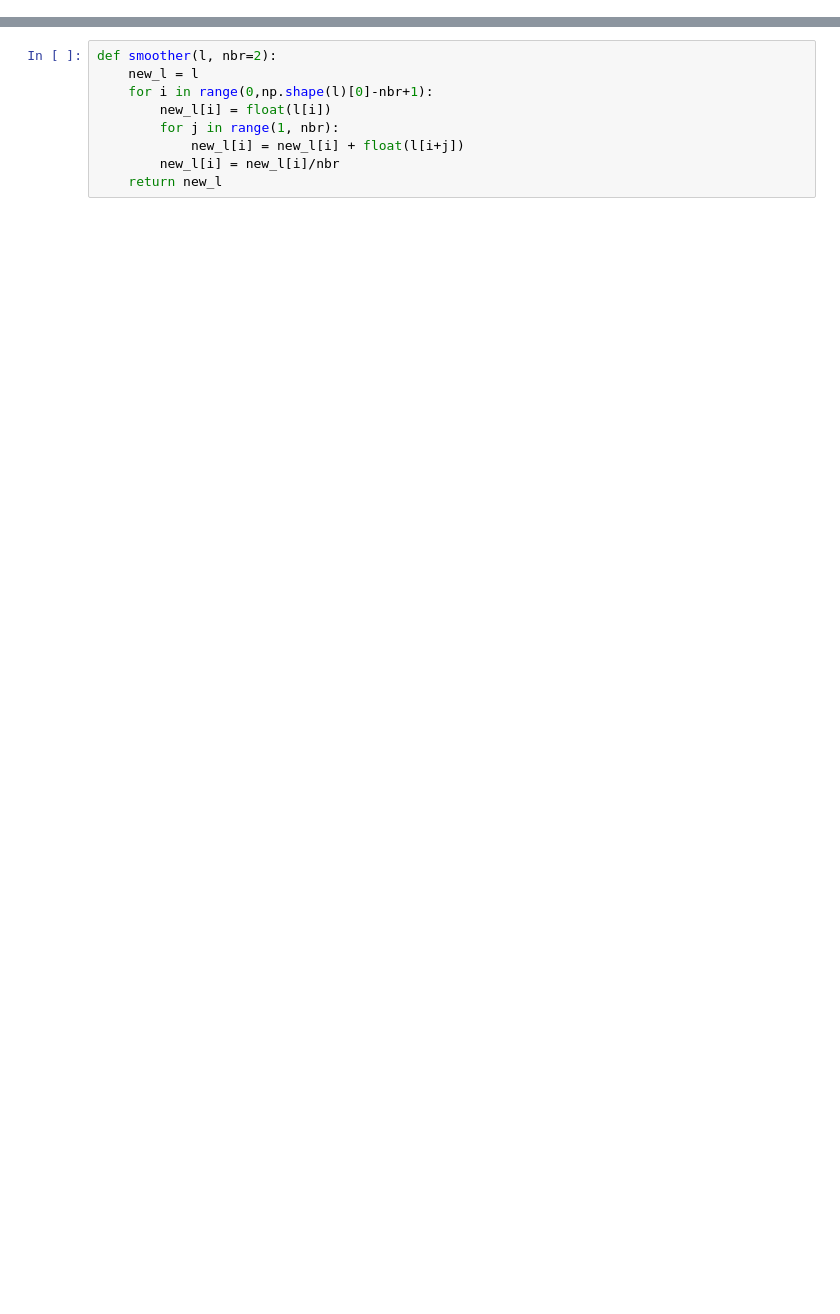
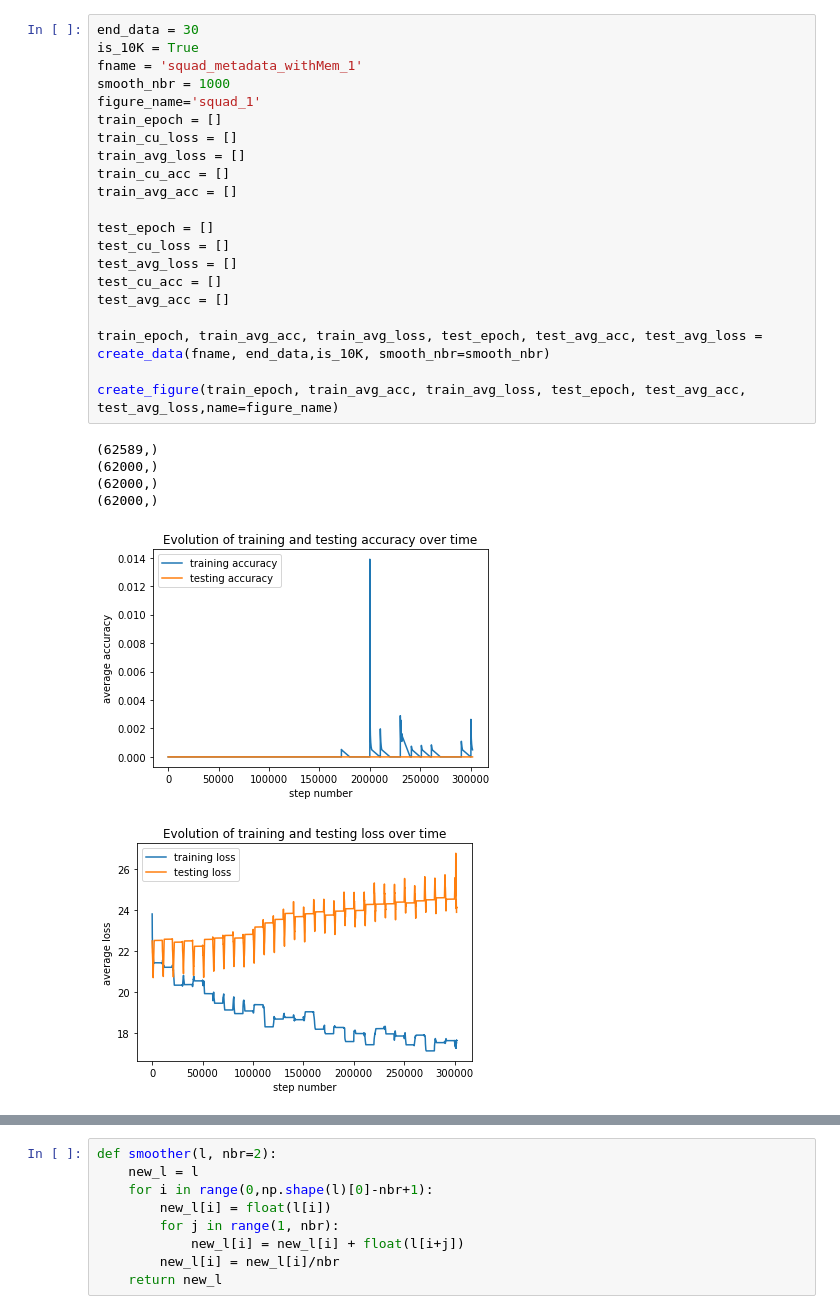
Before and after one commit to AndreCI/DMN_MA2, a Jupyter notebook: sandbox.ipynb, the cells around one changed output, grey strips where cells are left out. Saved outputs shown, nothing was run; the diff lists cells and outputs as text; blank space fills up the shorter version.

```diff
--- a/sandbox.ipynb
+++ b/sandbox.ipynb
@@ -10,3 +13,31 @@ import os
+# %%
+end_data = 30
+is_10K = True
+fname = 'squad_metadata_withMem_1'
+smooth_nbr = 1000
+figure_name='squad_1'
+train_epoch = []
+train_cu_loss = []
+train_avg_loss = []
+train_cu_acc = []
+train_avg_acc = []
+
+test_epoch = []
+test_cu_loss = []
+test_avg_loss = []
+test_cu_acc = []
+test_avg_acc = []
+
+train_epoch, train_avg_acc, train_avg_loss, test_epoch, test_avg_acc, test_avg_loss = create_data(fname, end_data,is_10K, smooth_nbr=smooth_nbr)
+
+create_figure(train_epoch, train_avg_acc, train_avg_loss, test_epoch, test_avg_acc, test_avg_loss,name=figure_name)
+# %% [output]
+(62589,)
+(62000,)
+(62000,)
+(62000,)
+[figure, added]
+[figure, added]
 # %%
 def extract_results(fname, end_data_data, is_10k):
     if(is_10K):
```
Also changed, not shown: parts of 4 cells of this notebook, 4 other files.
